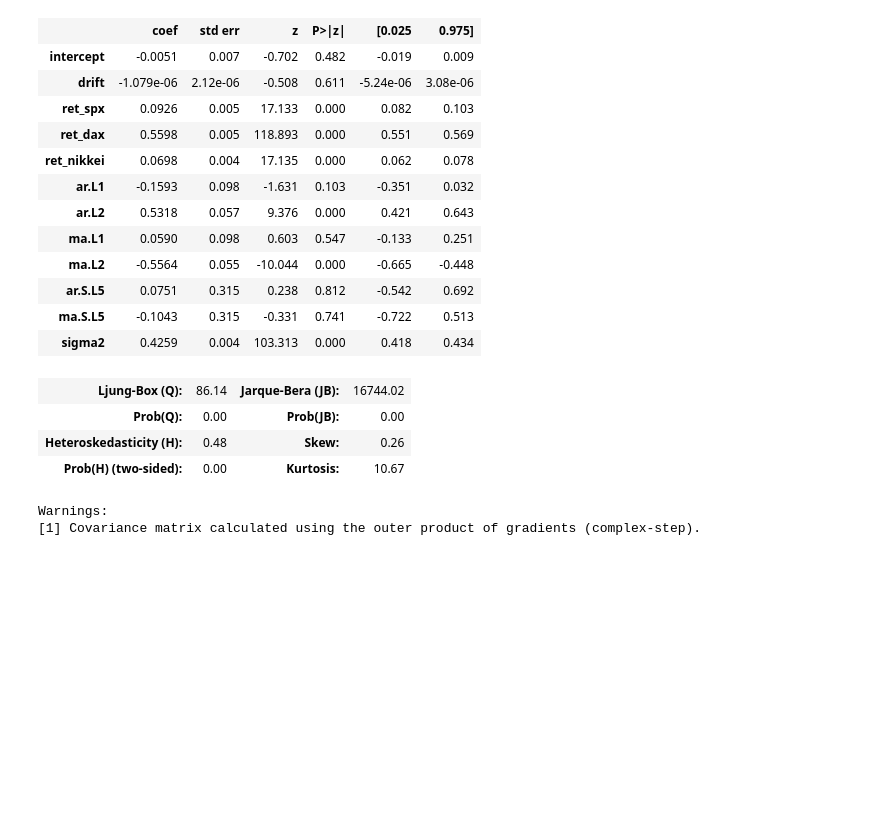
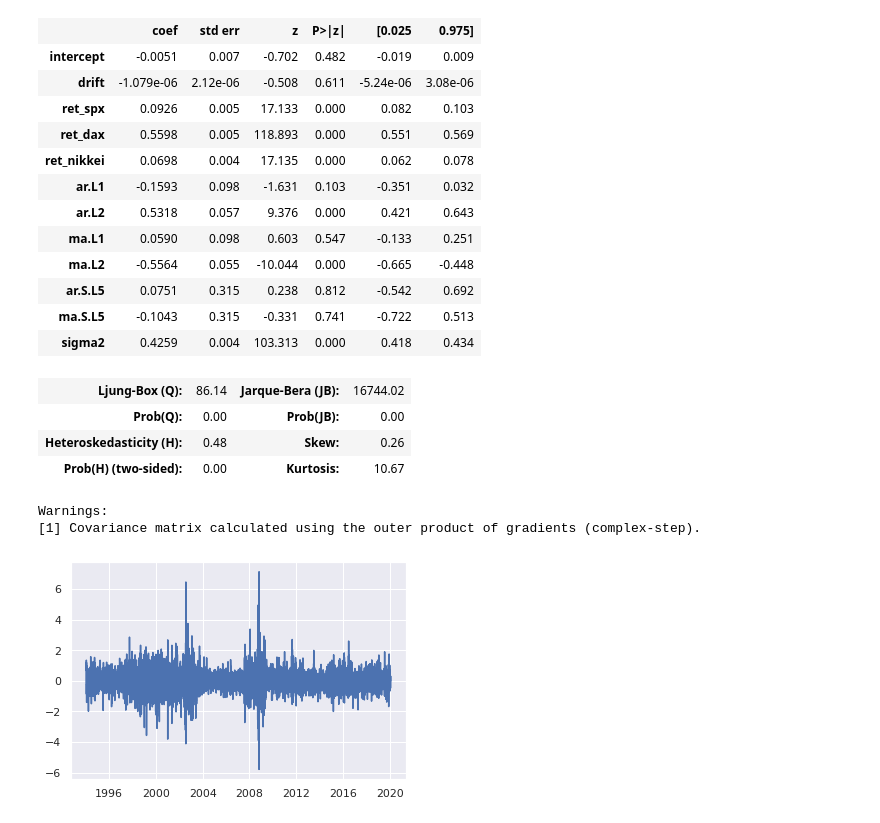
Before and after one commit to RegaipKURT/Machine-Learning-Python, a Jupyter notebook: Auto_ARIMA.ipynb, the cells around one changed output. Cells and saved outputs as stored; diff of their text form; code cells hidden in the pictures; blank space fills up the shorter version.

```diff
--- a/Auto_ARIMA.ipynb
+++ b/Auto_ARIMA.ipynb
@@ -149,3 +149,8 @@ Statespace Model Results
 | Prob(H) (two-sided): | 0.00 | Kurtosis: | 10.67 |
 Warnings:
 [1] Covariance matrix calculated using the outer product of gradients (complex-step).
+# %%
+plt.plot(model_auto.resid())
+plt.show()
+# %% [output]
+[figure, added]
```
